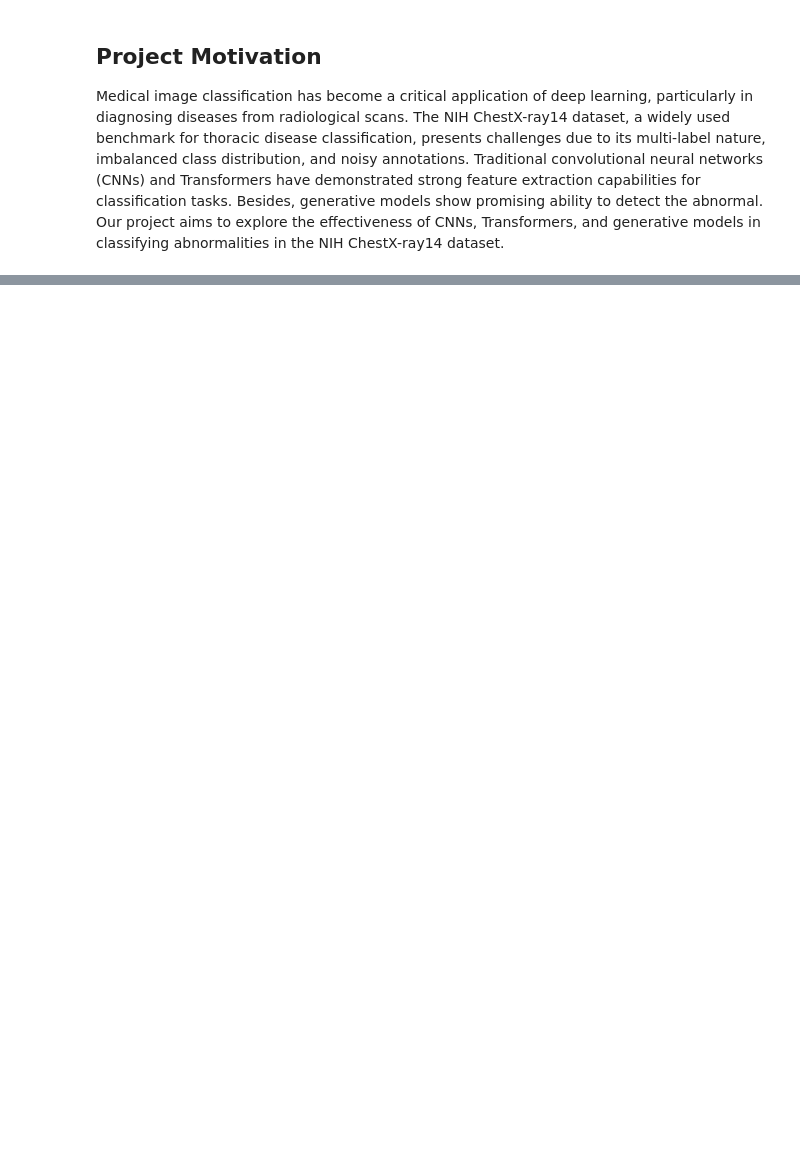
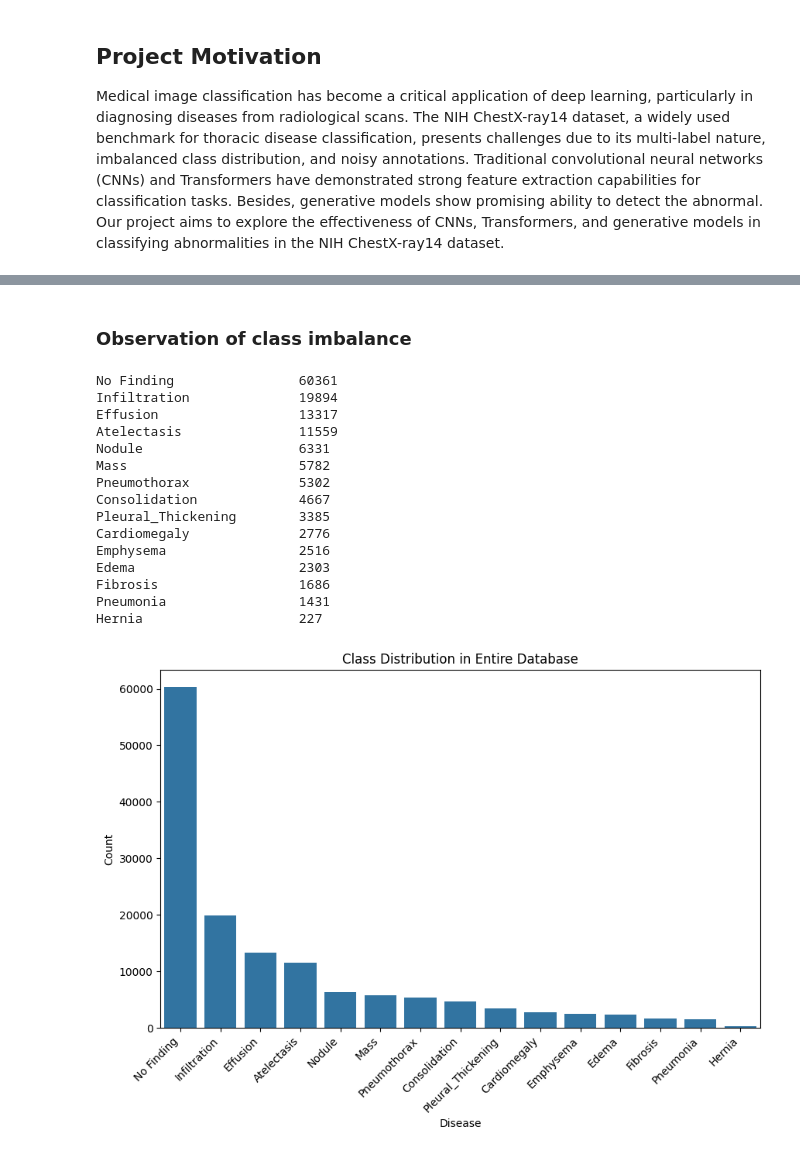
Before and after one commit to yanming-s/CS5242_Project, a Jupyter notebook: final_report.ipynb, the cells around one changed output, grey strips where cells are left out. Cells and saved outputs as stored; diff of their text form; code cells hidden in the pictures; blank space fills up the shorter version.

```diff
--- a/final_report.ipynb
+++ b/final_report.ipynb
@@ -103,0 +64,6 @@ Besides implementing the baseline steps in the deep learning pipeline, do consid
+# %%
+# Load the Database CSV
+csv_path_labels = '/content/drive/MyDrive/project/Data_Entry_2017.csv'
+df = pd.read_csv(csv_path_labels)
+
+df.head(5)
@@ -103,0 +94,39 @@ Besides implementing the baseline steps in the deep learning pipeline, do consid
+# %% [markdown]
+### Observation of class imbalance
+# %%
+# Ensure proper data format for "Finding Labels" and handle multi-labels
+df['Finding Labels'] = df['Finding Labels'].str.split('|')
+
+# Flatten the list of labels to get the count of each disease
+all_labels = [label for sublist in df['Finding Labels'].dropna() for label in sublist]
+class_counts_entire = pd.Series(all_labels).value_counts()
+
+# Display the results in a 'table'
+for disease, count in class_counts_entire.items():
+    print(f"{disease: <25} {count}")
+
+# Plot class distribution
+plt.figure(figsize=(10, 6))
+sns.barplot(x=class_counts_entire.index, y=class_counts_entire.values)
+plt.xticks(rotation=45, ha='right')
+plt.title('Class Distribution in Entire Database')
+plt.ylabel('Count')
+plt.xlabel('Disease')
+plt.show()
+# %% [output]
+No Finding                60361
+Infiltration              19894
+Effusion                  13317
+Atelectasis               11559
+Nodule                    6331
+Mass                      5782
+Pneumothorax              5302
+Consolidation             4667
+Pleural_Thickening        3385
+Cardiomegaly              2776
+Emphysema                 2516
+Edema                     2303
+Fibrosis                  1686
+Pneumonia                 1431
+Hernia                    227
+[figure, added]
```
Also changed, not shown: parts of 105 cells of this notebook.
